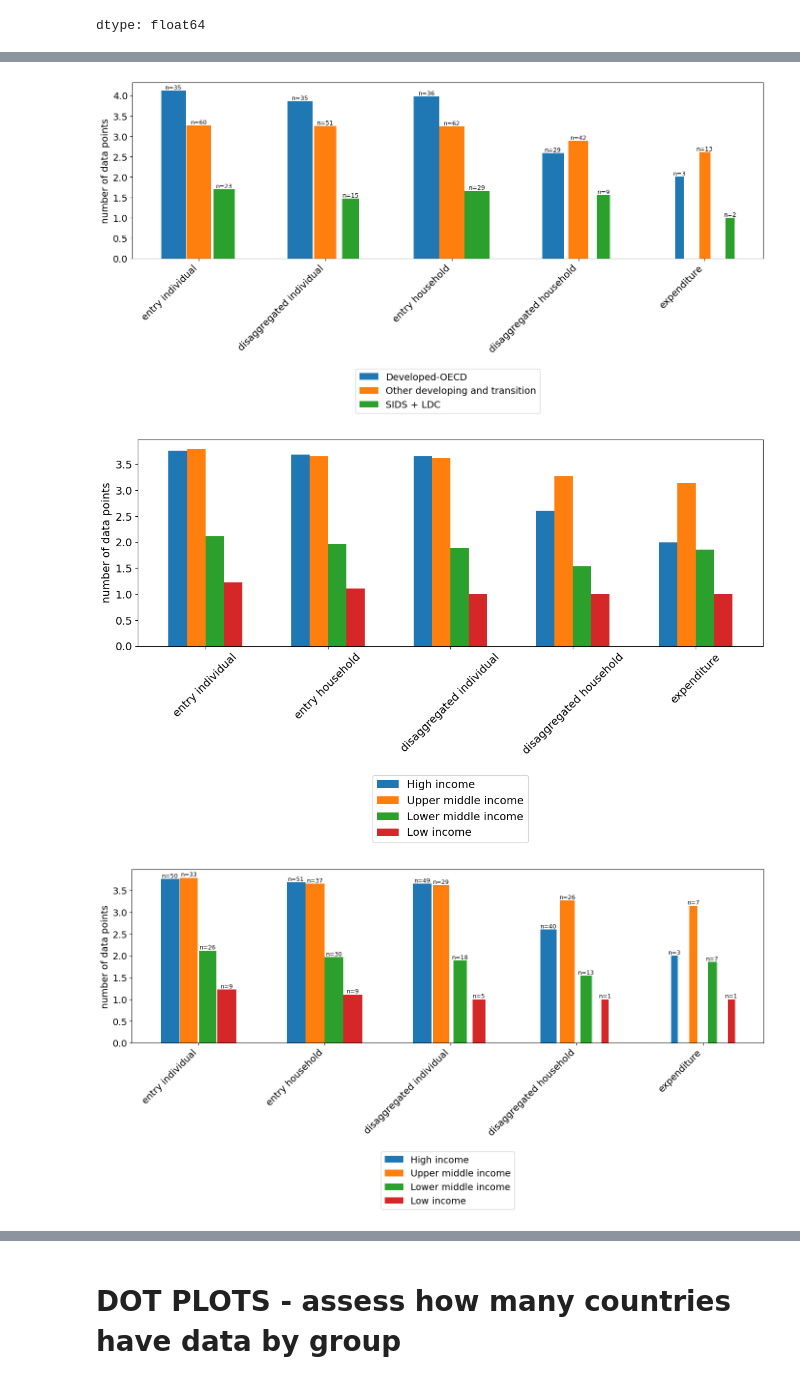
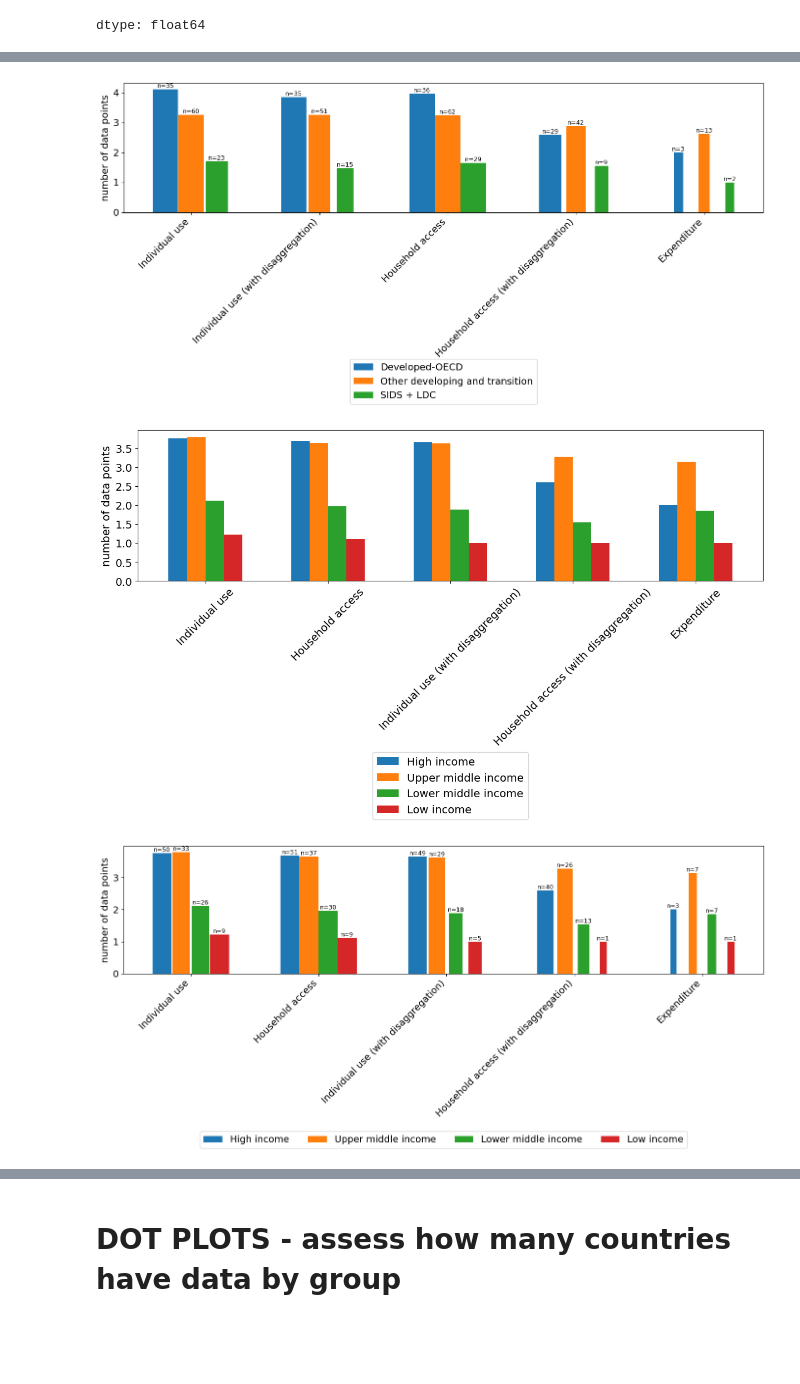
Before and after one commit to dianakorka/statistical_capacity, a Jupyter notebook: HH_capacity_index_rev.ipynb, the cells around one changed output, grey strips where cells are left out. Drawn from its saved outputs; the diff is of its cells as text; code cells hidden in the pictures; blank space fills up the shorter version.

```diff
--- a/HH_capacity_index_rev.ipynb
+++ b/HH_capacity_index_rev.ipynb
@@ -682,11 +682,11 @@ plt.show()
 from matplotlib.patches import Patch
 
 rename_dict = {
-    'entry_household_5y': 'entry household',
-    'entry_individual_5y': 'entry individual',
-    'disaggregated_household_5y': 'disaggregated household',
-    'disaggregated_individual_5y': 'disaggregated individual',
-    'expenditure_5y': 'expenditure',
+    'entry_household_5y': 'Household access',
+    'entry_individual_5y': 'Individual use',
+    'disaggregated_household_5y': 'Household access (with disaggregation)',
+    'disaggregated_individual_5y': 'Individual use (with disaggregation)',
+    'expenditure_5y': 'Expenditure',
 }
 
 # Define your custom order
@@ -766,7 +766,7 @@ plt.subplots_adjust(bottom=0.7)
 plt.legend(
     handles=legend_handles,
     loc='upper center',
-    bbox_to_anchor=(0.5, -0.6),
+    bbox_to_anchor=(0.5, -1.1),
     ncol=1,
     fontsize=14
 )
@@ -774,15 +774,14 @@ plt.legend(
 plt.tight_layout()
 plt.show()
 # %% [output]
-[figure, old version]
+[figure, new version]
 # %%
-
 rename_dict = {
-    'entry_household_5y': 'entry household',
-    'entry_individual_5y': 'entry individual',
-    'disaggregated_household_5y': 'disaggregated household',
-    'disaggregated_individual_5y': 'disaggregated individual',
-    'expenditure_5y': 'expenditure',
+    'entry_household_5y': 'Household access',
+    'entry_individual_5y': 'Individual use',
+    'disaggregated_household_5y': 'Household access (with disaggregation)',
+    'disaggregated_individual_5y': 'Individual use (with disaggregation)',
+    'expenditure_5y': 'Expenditure',
 }
 
 # Define your custom order
@@ -819,23 +818,23 @@ plt.legend(
     [label_to_handle[label] for label in custom_order],
     custom_order,
     loc='upper center',
-    bbox_to_anchor=(0.5, -0.6),
+    bbox_to_anchor=(0.5, -1.1),
     ncol=1,
     fontsize=14
 )
 plt.tight_layout()
 plt.show()
 # %% [output]
-[figure, old version]
+[figure, new version]
 # %%
 from matplotlib.patches import Patch
 
 rename_dict = {
-    'entry_household_5y': 'entry household',
-    'entry_individual_5y': 'entry individual',
-    'disaggregated_household_5y': 'disaggregated household',
-    'disaggregated_individual_5y': 'disaggregated individual',
-    'expenditure_5y': 'expenditure',
+    'entry_household_5y': 'Household access',
+    'entry_individual_5y': 'Individual use',
+    'disaggregated_household_5y': 'Household access (with disaggregation)',
+    'disaggregated_individual_5y': 'Individual use (with disaggregation)',
+    'expenditure_5y': 'Expenditure',
 }
 
 # Define your custom order
@@ -894,36 +893,36 @@ for i, income_group in enumerate(custom_order):
             ax.text(
                 bar_x,
                 value,
                 f'n={count}',
                 ha='center',
                 va='bottom',
                 fontsize=9,
                 rotation=0
             )
 
 ax.set_xlabel('', fontsize=14)
 ax.set_ylabel('number of data points', fontsize=14)
 ax.set_xticks(x)
 ax.set_xticklabels(means_sorted.index, rotation=45, fontsize=14, ha='right')
 ax.tick_params(axis='y', labelsize=14)
 
 # Create custom legend
 legend_handles = [Patch(facecolor=colors[i], label=income_group)
                   for i, income_group in enumerate(custom_order)]
 
 plt.subplots_adjust(bottom=0.7)
 plt.legend(
     handles=legend_handles,
     loc='upper center',
-    bbox_to_anchor=(0.5, -0.6),
-    ncol=1,
+    bbox_to_anchor=(0.5, -1.2),
+    ncol=4,
     fontsize=14
 )
 
 plt.tight_layout()
 plt.show()
 # %% [output]
-[figure, old version]
+[figure, new version]
 # %%
 # Define your custom order
 custom_order = ['Europe countries','CIS countries', 'Asia & Pacific', 'The Americas', 'Arab States', 'Africa']
```
Also changed, not shown: parts of 18 cells of this notebook.
